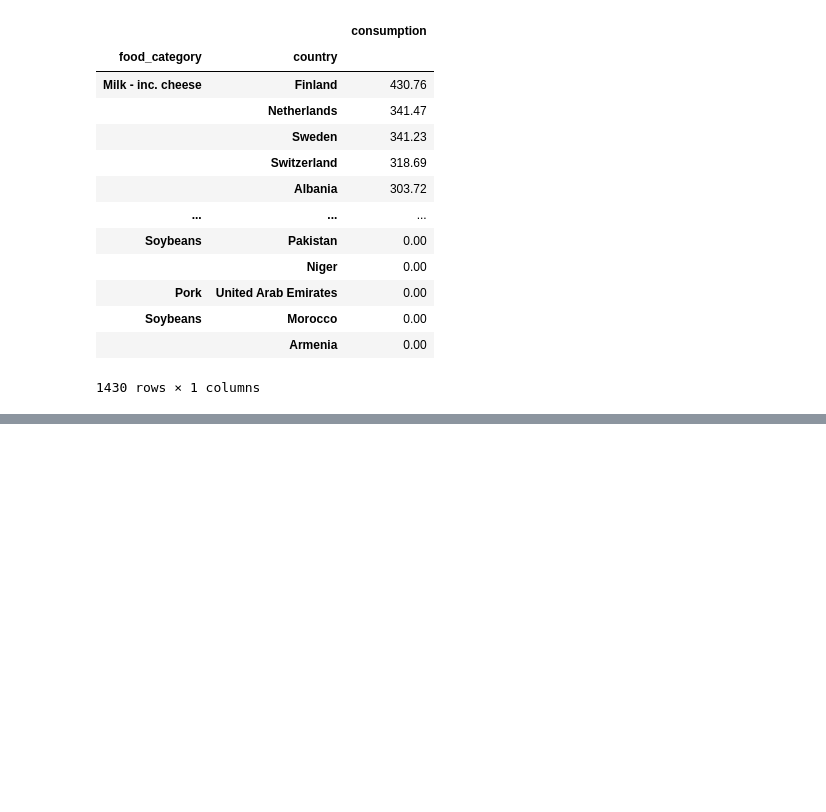
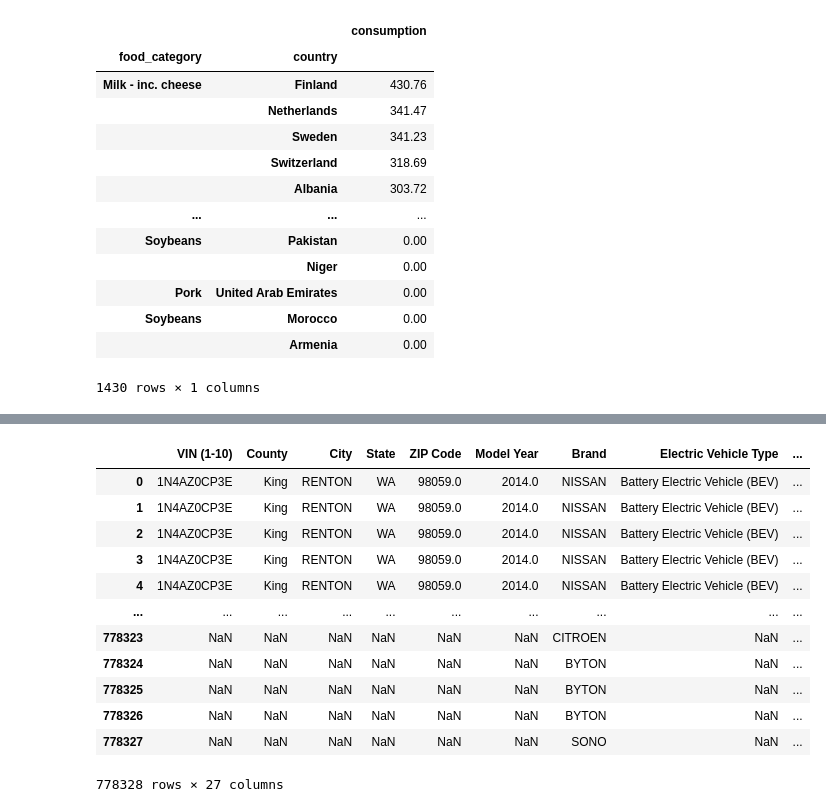
Before and after one commit to fitlemon/python_for_ds, a Jupyter notebook: Module6/8_pandas_adv_mipt.ipynb, the cells around one changed output, grey strips where cells are left out. Drawn from its saved outputs; the diff is of its cells as text; code cells hidden in the pictures; blank space fills up the shorter version.

```diff
--- a/Module6/8_pandas_adv_mipt.ipynb
+++ b/Module6/8_pandas_adv_mipt.ipynb
@@ -213,0 +398,32 @@ pivot
+# %%
+url = (
+    "https://drive.google.com/file/d/11zgCw5--7aScs6gISLS_ey7zhNYcn6GW/view?usp=sharing"
+)
+url = "https://drive.google.com/uc?id=" + url.split("/")[-2]
+EC = pd.read_csv(url)
+url = (
+    "https://drive.google.com/file/d/1Pu-l7sbZ9ifu_I9RqESmXO5GWVW3ujmd/view?usp=sharing"
+)
+url = "https://drive.google.com/uc?id=" + url.split("/")[-2]
+EVP = pd.read_csv(url)
+# %%
+EVP['Brand'] = EVP['Brand'].astype(str)
+EC['Brand'] = EC['Brand'].astype(str).str.strip()
+integral = EVP.merge(EC, how="outer", on='Brand')
+describe_pd = integral.describe()
+describe_pd
+integral
+# %% [output]
+|  | VIN (1-10) | County | City | State | ZIP Code | Model Year | Brand | Electric Vehicle Type | ... |
+| 0 | 1N4AZ0CP3E | King | RENTON | WA | 98059.0 | 2014.0 | NISSAN | Battery Electric Vehicle (BEV) | ... |
+| 1 | 1N4AZ0CP3E | King | RENTON | WA | 98059.0 | 2014.0 | NISSAN | Battery Electric Vehicle (BEV) | ... |
+| 2 | 1N4AZ0CP3E | King | RENTON | WA | 98059.0 | 2014.0 | NISSAN | Battery Electric Vehicle (BEV) | ... |
+| 3 | 1N4AZ0CP3E | King | RENTON | WA | 98059.0 | 2014.0 | NISSAN | Battery Electric Vehicle (BEV) | ... |
+| 4 | 1N4AZ0CP3E | King | RENTON | WA | 98059.0 | 2014.0 | NISSAN | Battery Electric Vehicle (BEV) | ... |
+| ... | ... | ... | ... | ... | ... | ... | ... | ... | ... |
+| 778323 | NaN | NaN | NaN | NaN | NaN | NaN | CITROEN | NaN | ... |
+| 778324 | NaN | NaN | NaN | NaN | NaN | NaN | BYTON | NaN | ... |
+| 778325 | NaN | NaN | NaN | NaN | NaN | NaN | BYTON | NaN | ... |
+| 778326 | NaN | NaN | NaN | NaN | NaN | NaN | BYTON | NaN | ... |
+| 778327 | NaN | NaN | NaN | NaN | NaN | NaN | SONO | NaN | ... |
+778328 rows × 27 columns
```
Also changed, not shown: parts of 36 cells of this notebook, 11 other files.
